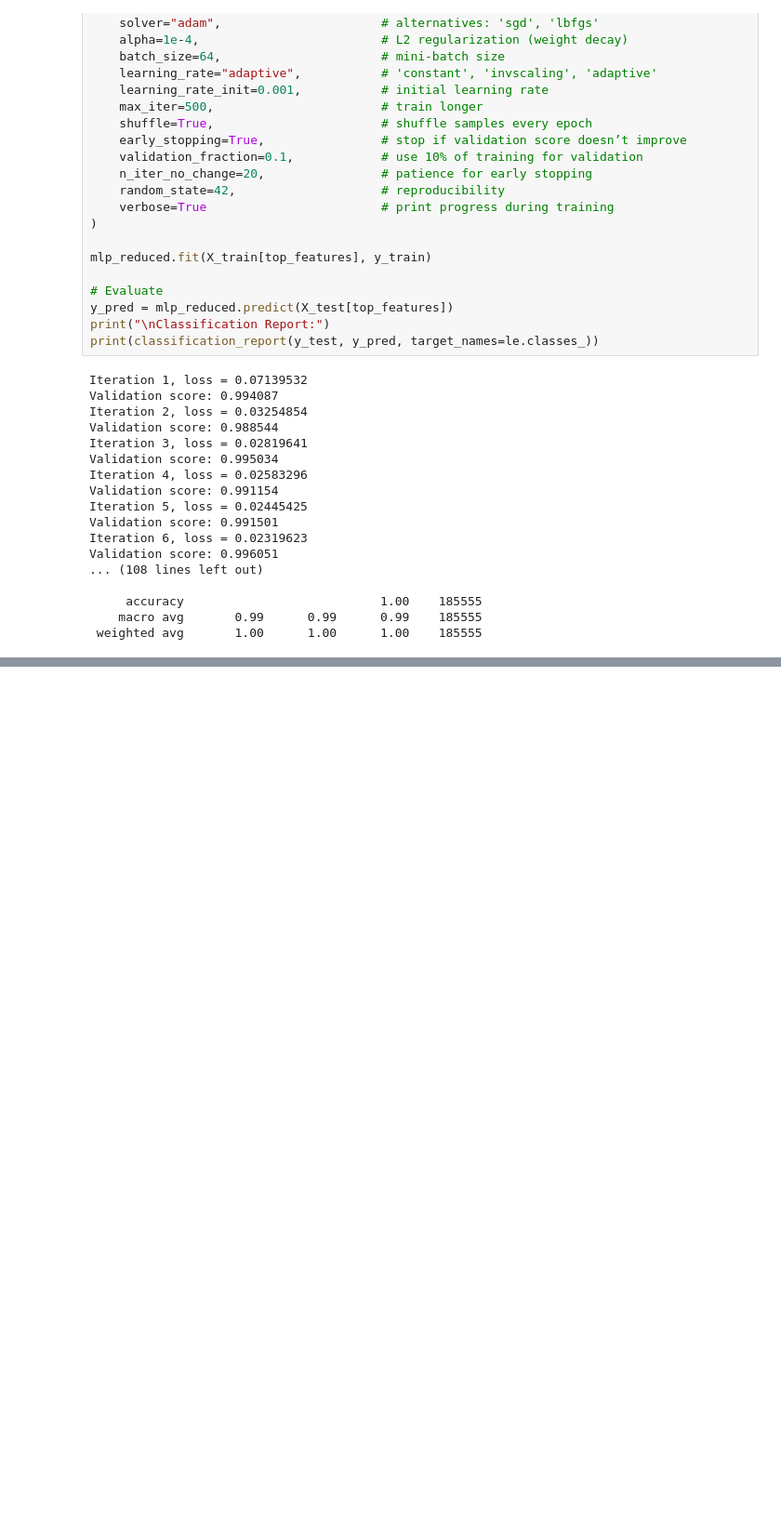
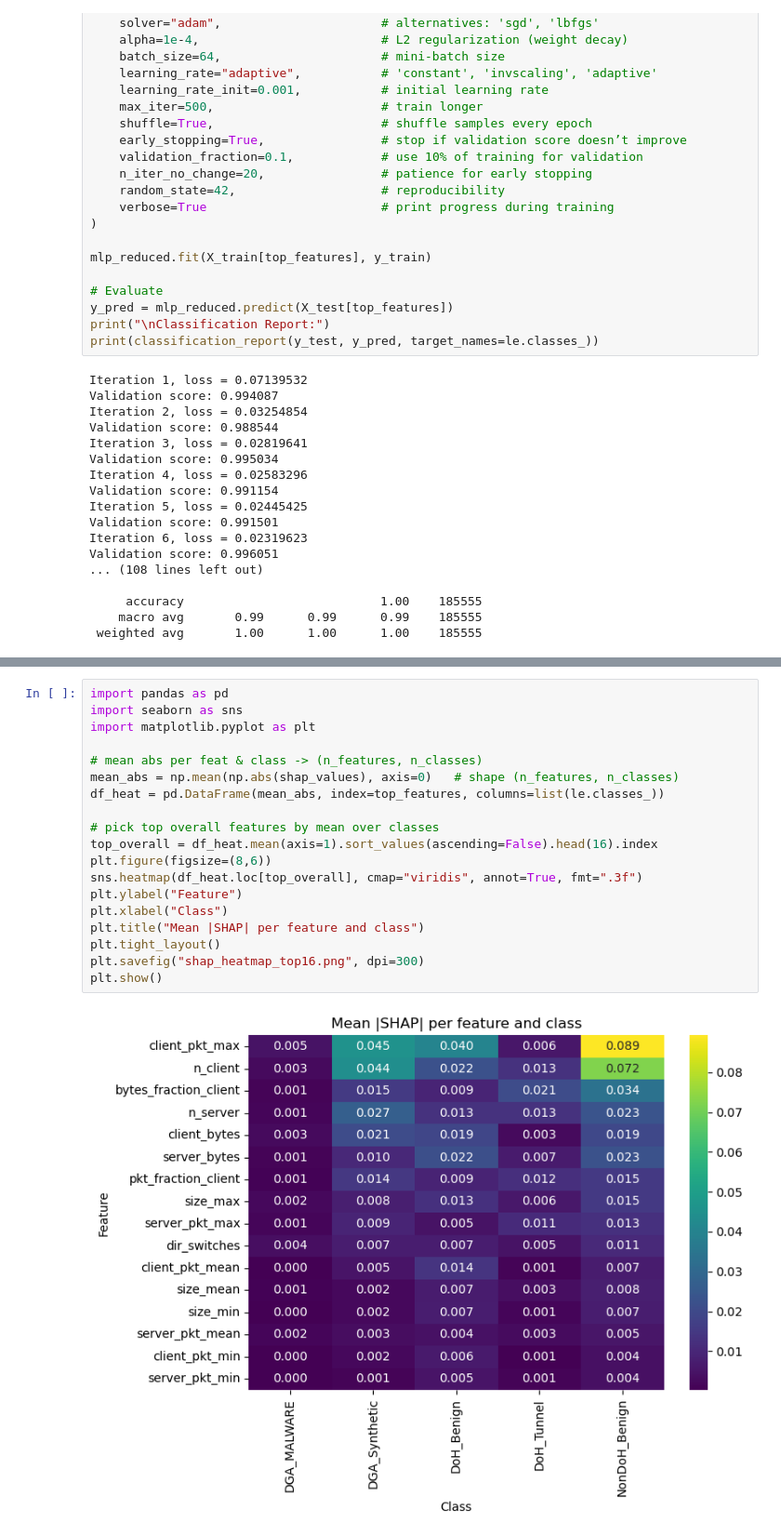
Before and after one commit to sergioJelizalde/DoH_DGA_training, a Jupyter notebook: notebooks/training_mlp_multi.ipynb, the cells around one changed output, grey strips where cells are left out. Shown at 93% size. Cells and saved outputs as stored; diff of their text form; blank space fills up the shorter version.

```diff
--- a/notebooks/training_mlp_multi.ipynb
+++ b/notebooks/training_mlp_multi.ipynb
@@ -283,0 +311,21 @@ Class: NonDoH_Benign
+# %%
+import pandas as pd
+import seaborn as sns
+import matplotlib.pyplot as plt
+
+# mean abs per feat & class -> (n_features, n_classes)
+mean_abs = np.mean(np.abs(shap_values), axis=0)   # shape (n_features, n_classes)
+df_heat = pd.DataFrame(mean_abs, index=top_features, columns=list(le.classes_))
+
+# pick top overall features by mean over classes
+top_overall = df_heat.mean(axis=1).sort_values(ascending=False).head(16).index
+plt.figure(figsize=(8,6))
+sns.heatmap(df_heat.loc[top_overall], cmap="viridis", annot=True, fmt=".3f")
+plt.ylabel("Feature")
+plt.xlabel("Class")
+plt.title("Mean |SHAP| per feature and class")
+plt.tight_layout()
+plt.savefig("shap_heatmap_top16.png", dpi=300)
+plt.show()
+# %% [output]
+[figure, added]
```
Also changed, not shown: parts of 3 cells of this notebook, 3 other files.
